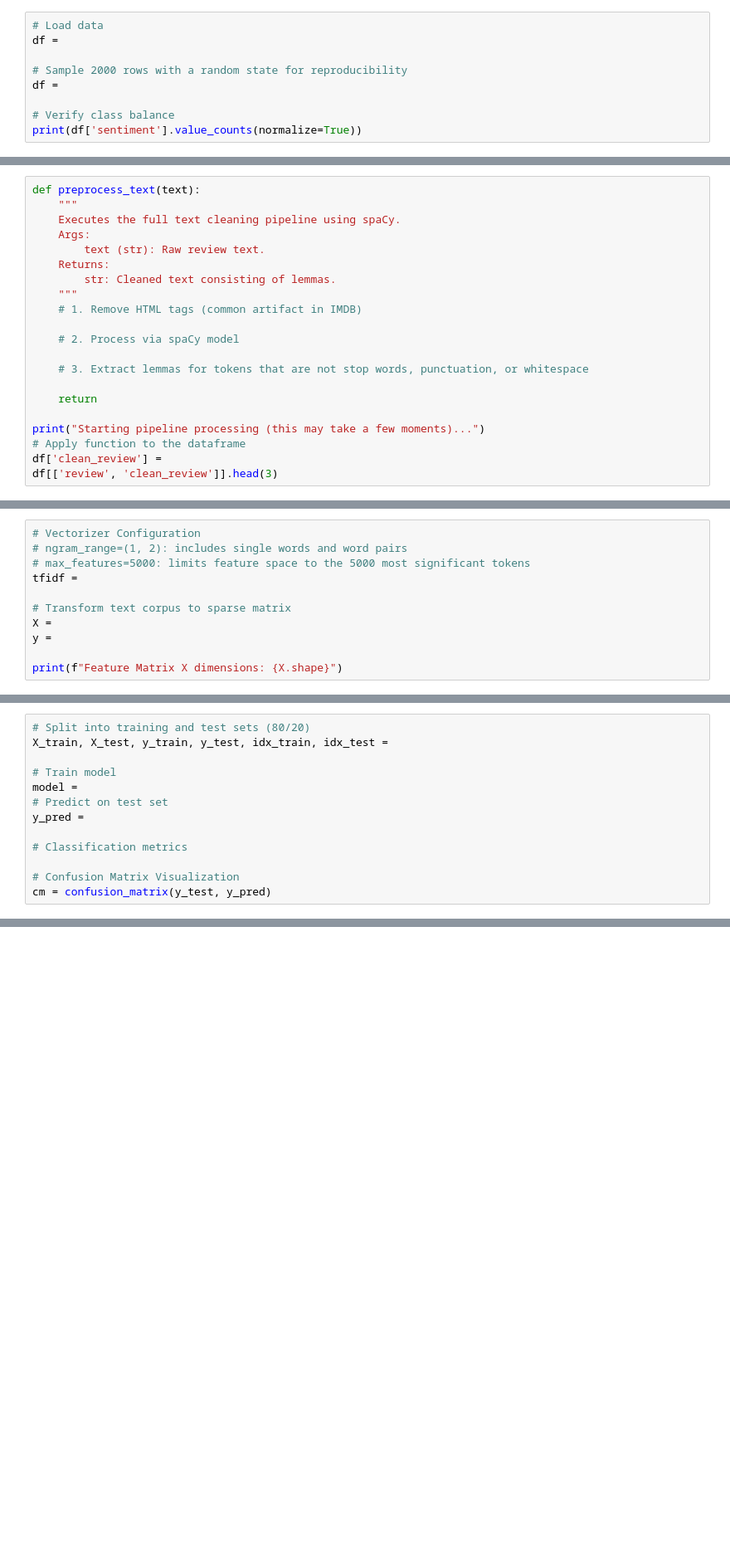
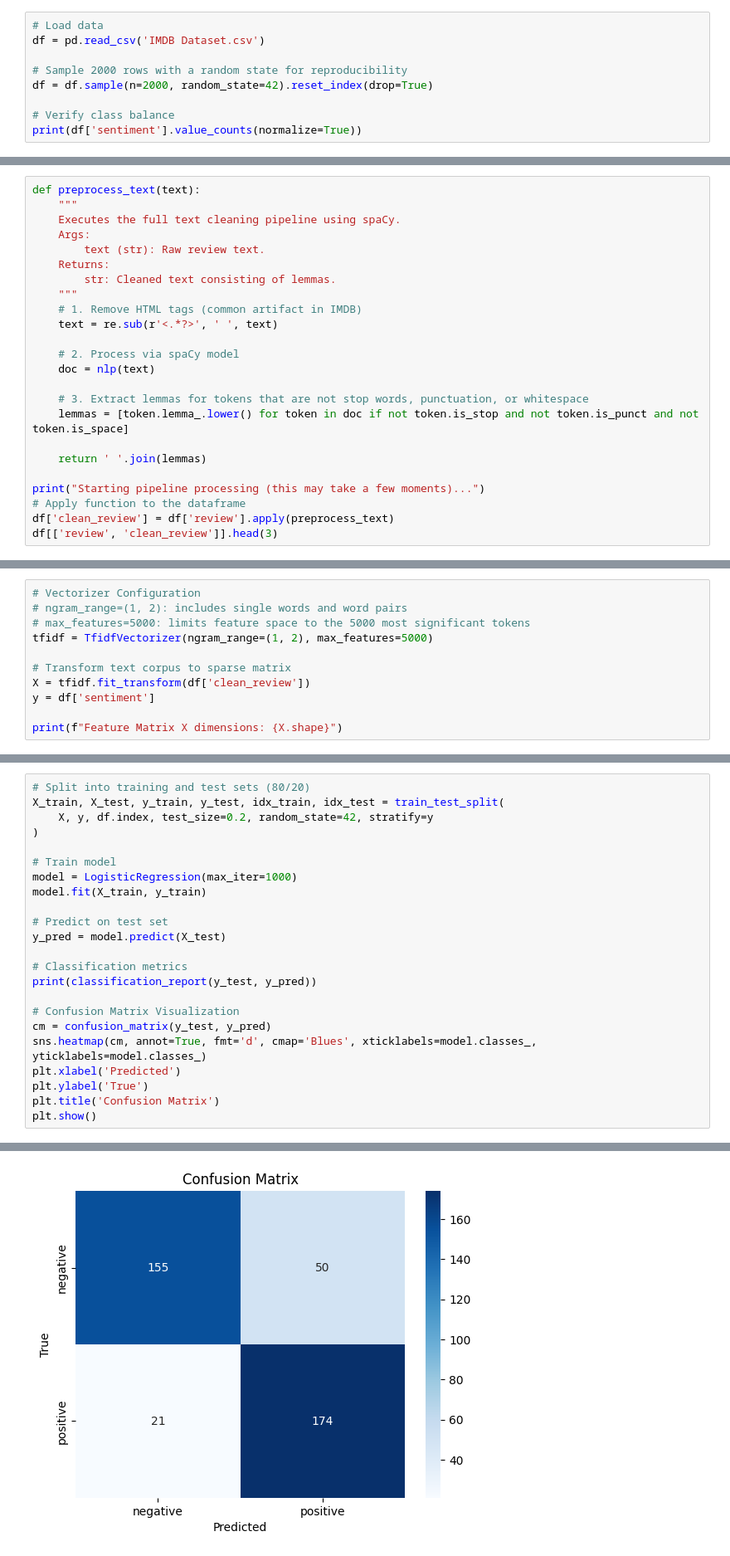
Before and after one commit to FilipPasternak/MachineLearningLaby, a Jupyter notebook: NLP_task.ipynb, the cells around one changed output, grey strips where cells are left out. Shown: that part at 83% size. Drawn from its saved outputs; the diff is of its cells as text; blank space fills up the shorter version.

```diff
--- a/NLP_task.ipynb
+++ b/NLP_task.ipynb
@@ -36,10 +36,10 @@ nlp = spacy.load('en_core_web_sm')
 The IMDB dataset contains 50,000 movie reviews labeled simply as positive or negative. Due to the computational complexity of NLP operations (specifically NER), this laboratory operates on a representative sample.
 # %%
 # Load data
-df =
+df = pd.read_csv('IMDB Dataset.csv')
 
 # Sample 2000 rows with a random state for reproducibility
-df =
+df = df.sample(n=2000, random_state=42).reset_index(drop=True)
 
 # Verify class balance
 print(df['sentiment'].value_counts(normalize=True))
@@ -74,14 +81,17 @@ def preprocess_text(text):
         str: Cleaned text consisting of lemmas.
     """
     # 1. Remove HTML tags (common artifact in IMDB)
+    text = re.sub(r'<.*?>', ' ', text)
 
     # 2. Process via spaCy model
+    doc = nlp(text)
 
     # 3. Extract lemmas for tokens that are not stop words, punctuation, or whitespace
+    lemmas = [token.lemma_.lower() for token in doc if not token.is_stop and not token.is_punct and not token.is_space]
 
-    return
+    return ' '.join(lemmas)
 
 print("Starting pipeline processing (this may take a few moments)...")
 # Apply function to the dataframe
-df['clean_review'] =
+df['clean_review'] = df['review'].apply(preprocess_text)
 df[['review', 'clean_review']].head(3)
@@ -100,10 +116,10 @@ To preserve context (e.g., negations like "not good"), we will employ **N-grams*
 # Vectorizer Configuration
 # ngram_range=(1, 2): includes single words and word pairs
 # max_features=5000: limits feature space to the 5000 most significant tokens
-tfidf =
+tfidf = TfidfVectorizer(ngram_range=(1, 2), max_features=5000)
 
 # Transform text corpus to sparse matrix
-X =
-y =
+X = tfidf.fit_transform(df['clean_review'])
+y = df['sentiment']
 
 print(f"Feature Matrix X dimensions: {X.shape}")
@@ -113,14 +131,25 @@ print(f"Feature Matrix X dimensions: {X.shape}")
 We will use **Logistic Regression** as the baseline classifier. It is a linear model that performs well in high-dimensional NLP tasks and offers high result interpretability.
 # %%
 # Split into training and test sets (80/20)
-X_train, X_test, y_train, y_test, idx_train, idx_test =
+X_train, X_test, y_train, y_test, idx_train, idx_test = train_test_split(
+    X, y, df.index, test_size=0.2, random_state=42, stratify=y
+)
 
 # Train model
-model =
+model = LogisticRegression(max_iter=1000)
+model.fit(X_train, y_train)
+
 # Predict on test set
-y_pred =
+y_pred = model.predict(X_test)
 
 # Classification metrics
+print(classification_report(y_test, y_pred))
 
 # Confusion Matrix Visualization
 cm = confusion_matrix(y_test, y_pred)
+sns.heatmap(cm, annot=True, fmt='d', cmap='Blues', xticklabels=model.classes_, yticklabels=model.classes_)
+plt.xlabel('Predicted')
+plt.ylabel('True')
+plt.title('Confusion Matrix')
+plt.show()
+# %% [output]
@@ -127,3 +164,4 @@ cm = confusion_matrix(y_test, y_pred)
+[figure, added]
 # %% [markdown]
 ### 5.1 Model Interpretability (Feature Importance)
 Analyzing the weights assigned by the model to specific features (words/bigrams) allows us to understand which phrases determine sentiment.
```
Also changed, not shown: parts of 8 cells of this notebook.
